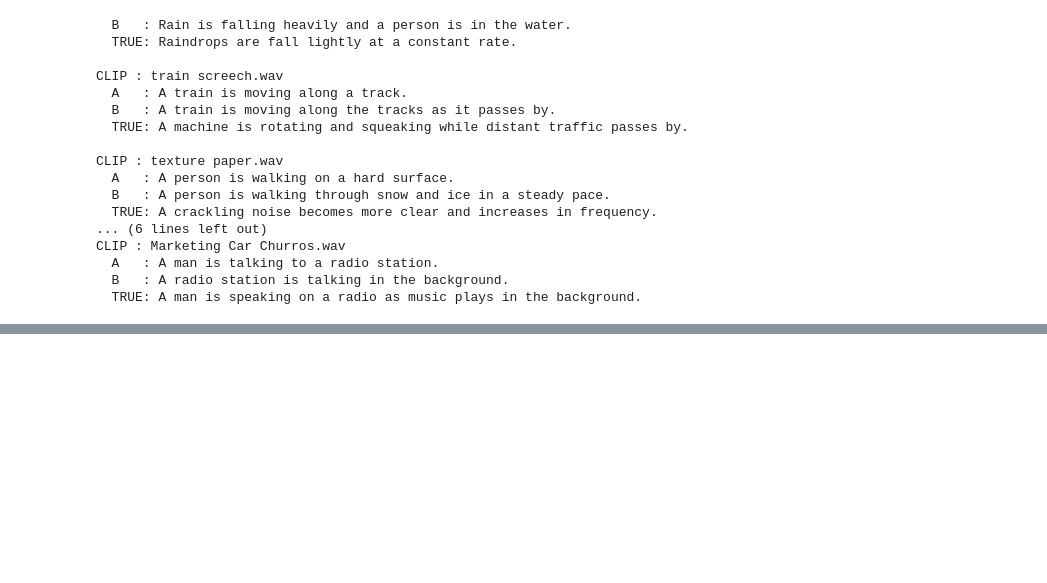
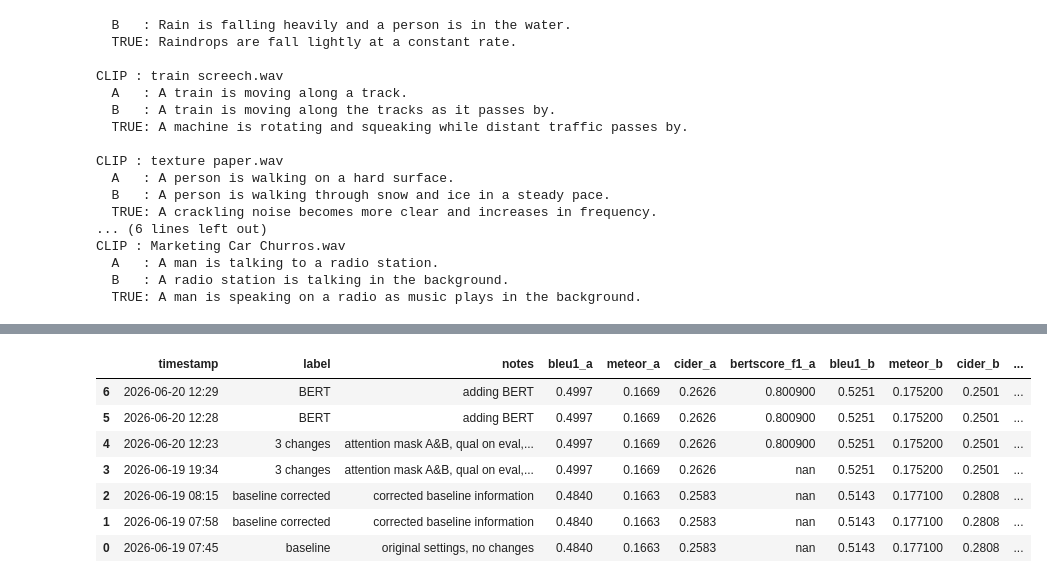
Before and after one commit to annhmartin/ML-audio, a Jupyter notebook: Untitled0.ipynb, the cells around one changed output, grey strips where cells are left out. Cells and saved outputs as stored; diff of their text form; code cells hidden in the pictures; blank space fills up the shorter version.

```diff
--- a/Untitled0.ipynb
+++ b/Untitled0.ipynb
@@ -1316,3 +1400,83 @@ ERROR ANALYSIS SUMMARY
 --- Mean retrieval-echo (B)      : 0.310
 --- Largest RAG gain clip        : hiking 1.wav
 --- Largest RAG gain value       : +0.429
+# %%
+# @title Run Tracker
+import pandas as pd
+import json
+from datetime import datetime
+import os
+
+# FILL THIS IN EACH RUN
+run_config = {
+    'label'         : 'BERT',
+    'notes'         : 'adding BERT',
+    'epochs_a'      : 11,
+    'lr_a'          : 2e-4,
+    'epochs_b'      : 15,
+    'lr_b'          : 2e-4,
+    'max_len'       : 30,
+    'prefix_len'    : 10,
+    'beam_width'    : 5,
+    'weighted_caps' : False,
+    'filtered_clips': True,
+    'val_split'     : True,
+    'early_stopping': True,
+}
+# --------------------------------
+
+# pull in current results automatically
+run_results = {
+    'timestamp'     : datetime.now().strftime('%Y-%m-%d %H:%M'),
+    **run_config,
+    'bleu1_a'       : results['System A']['BLEU-1'],
+    'bleu2_a'       : results['System A']['BLEU-2'],
+    'bleu3_a'       : results['System A']['BLEU-3'],
+    'bleu4_a'       : results['System A']['BLEU-4'],
+    'meteor_a'      : results['System A']['METEOR'],
+    'cider_a'       : results['System A']['CIDEr'],
+    'bleu1_b'       : results['System B (RAG)']['BLEU-1'],
+    'bleu4_b'       : results['System B (RAG)']['BLEU-4'],
+    'meteor_b'      : results['System B (RAG)']['METEOR'],
+    'cider_b'       : results['System B (RAG)']['CIDEr'],
+    'bleu1_ret'     : results['Retrieval (NN)']['BLEU-1'],
+    'cider_ret'     : results['Retrieval (NN)']['CIDEr'],
+    'mean_overlap_a': df_err['oa'].mean(),
+    'mean_overlap_b': df_err['ob'].mean(),
+    'b_beats_a'     : (df_err['b_gain'] > 0).sum(),
+    'echo_b'        : df_err['echo'].mean(),
+    'bertscore_f1_a'  : bert_results['System A']['BERTScore-F1'],
+    'bertscore_f1_b'  : bert_results['System B (RAG)']['BERTScore-F1'],
+    'bertscore_f1_ret': bert_results['Retrieval (NN)']['BERTScore-F1'],
+}
+
+# save to CSV
+tracker_path = os.path.join(CACHE_DIR, 'run_tracker.csv')
+new_row = pd.DataFrame([run_results])
+
+if os.path.exists(tracker_path):
+    existing = pd.read_csv(tracker_path)
+    tracker = pd.concat([existing, new_row], ignore_index=True)
+else:
+    tracker = new_row
+
+tracker.to_csv(tracker_path, index=False)
+print(f'Run "{run_config["label"]}" saved to tracker.')
+print(f'Total runs tracked: {len(tracker)}')
+print()
+
+# display history sorted by CIDEr System A
+display(tracker[['timestamp','label','notes',
+                 'bleu1_a','meteor_a','cider_a','bertscore_f1_a',
+                 'bleu1_b','meteor_b','cider_b','bertscore_f1_b',
+                 'beam_width','epochs_a','weighted_caps','filtered_clips']]
+        .sort_values('timestamp', ascending=False)
+        .style.format({
+            'cider_a' : '{:.4f}',
+            'bleu1_a' : '{:.4f}',
+            'meteor_a': '{:.4f}',
+            'cider_b' : '{:.4f}',
+            'bleu1_b' : '{:.4f}',
+        })
+        .set_caption('Run history — sorted by timestamp'))
+# %% [output]
@@ -1319,3 +1486,11 @@ ERROR ANALYSIS SUMMARY
+|  | timestamp | label | notes | bleu1_a | meteor_a | cider_a | bertscore_f1_a | bleu1_b | meteor_b | cider_b | ... |
+| 6 | 2026-06-20 12:29 | BERT | adding BERT | 0.4997 | 0.1669 | 0.2626 | 0.800900 | 0.5251 | 0.175200 | 0.2501 | ... |
+| 5 | 2026-06-20 12:28 | BERT | adding BERT | 0.4997 | 0.1669 | 0.2626 | 0.800900 | 0.5251 | 0.175200 | 0.2501 | ... |
+| 4 | 2026-06-20 12:23 | 3 changes | attention mask A&B, qual on eval,... | 0.4997 | 0.1669 | 0.2626 | 0.800900 | 0.5251 | 0.175200 | 0.2501 | ... |
+| 3 | 2026-06-19 19:34 | 3 changes | attention mask A&B, qual on eval,... | 0.4997 | 0.1669 | 0.2626 | nan | 0.5251 | 0.175200 | 0.2501 | ... |
+| 2 | 2026-06-19 08:15 | baseline corrected | corrected baseline information | 0.4840 | 0.1663 | 0.2583 | nan | 0.5143 | 0.177100 | 0.2808 | ... |
+| 1 | 2026-06-19 07:58 | baseline corrected | corrected baseline information | 0.4840 | 0.1663 | 0.2583 | nan | 0.5143 | 0.177100 | 0.2808 | ... |
+| 0 | 2026-06-19 07:45 | baseline | original settings, no changes | 0.4840 | 0.1663 | 0.2583 | nan | 0.5143 | 0.177100 | 0.2808 | ... |
 # %%
 # @title Results Interpretation
 import pandas as pd
```
Also changed, not shown: parts of 12 cells of this notebook.
